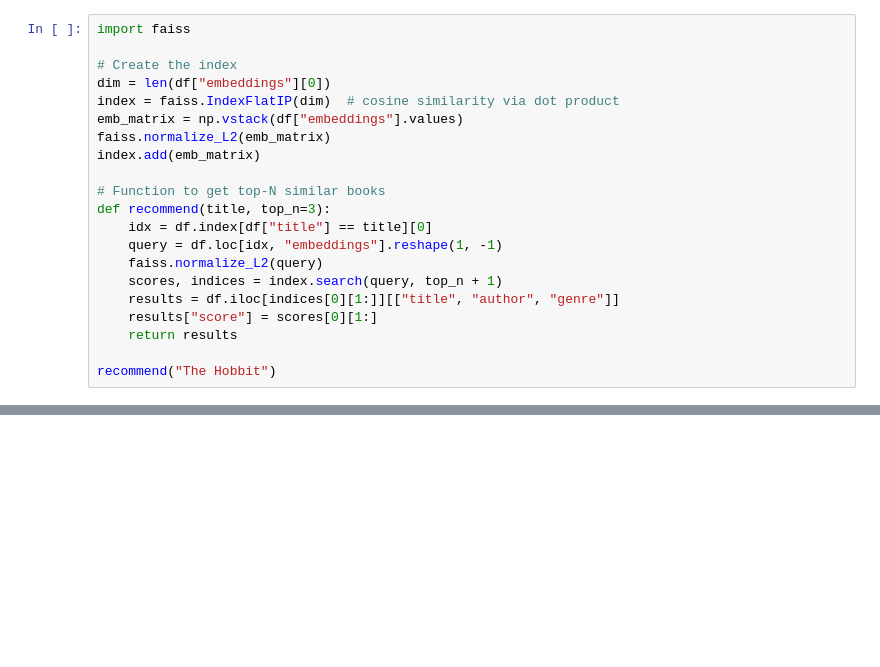
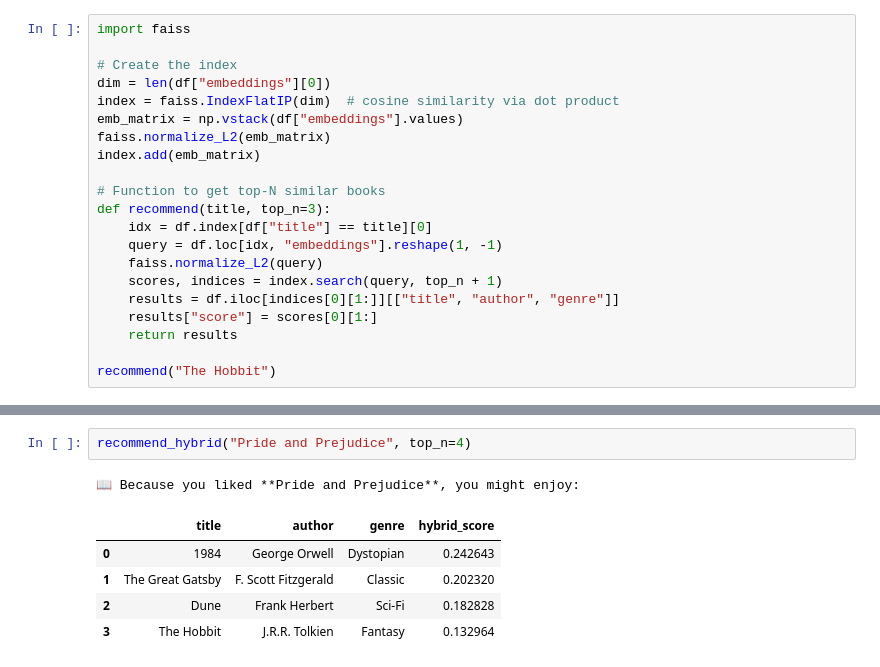
Before and after one commit to busraguven/book-recommender, a Jupyter notebook: book_recommender.ipynb, the cells around one changed output, grey strips where cells are left out. Saved outputs shown, nothing was run; the diff lists cells and outputs as text; blank space fills up the shorter version.

```diff
--- a/book_recommender.ipynb
+++ b/book_recommender.ipynb
@@ -55,0 +133,9 @@ recommend("The Hobbit")
+# %%
+recommend_hybrid("Pride and Prejudice", top_n=4)
+# %% [output]
+📖 Because you liked **Pride and Prejudice**, you might enjoy:
+|  | title | author | genre | hybrid_score |
+| 0 | 1984 | George Orwell | Dystopian | 0.242643 |
+| 1 | The Great Gatsby | F. Scott Fitzgerald | Classic | 0.202320 |
+| 2 | Dune | Frank Herbert | Sci-Fi | 0.182828 |
+| 3 | The Hobbit | J.R.R. Tolkien | Fantasy | 0.132964 |
```
Also changed, not shown: parts of 8 cells of this notebook.
